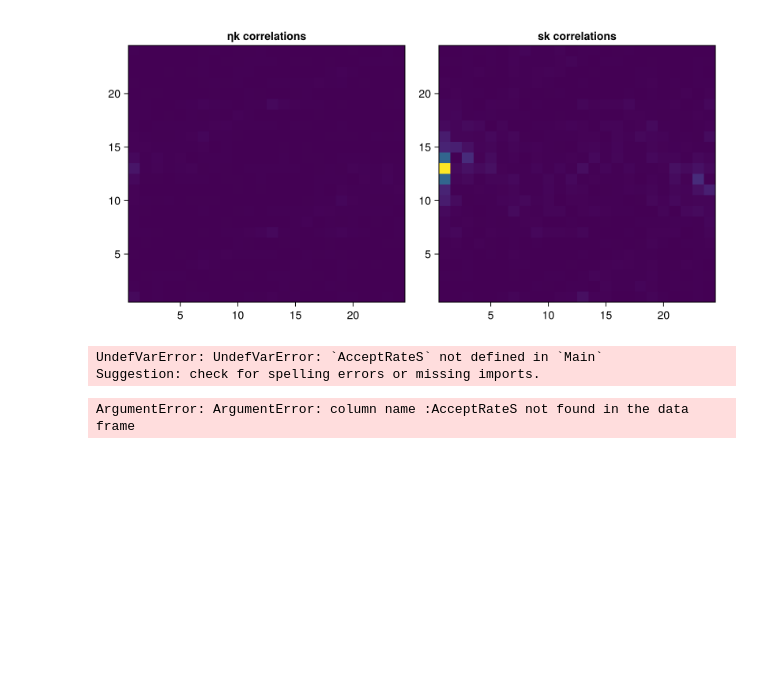
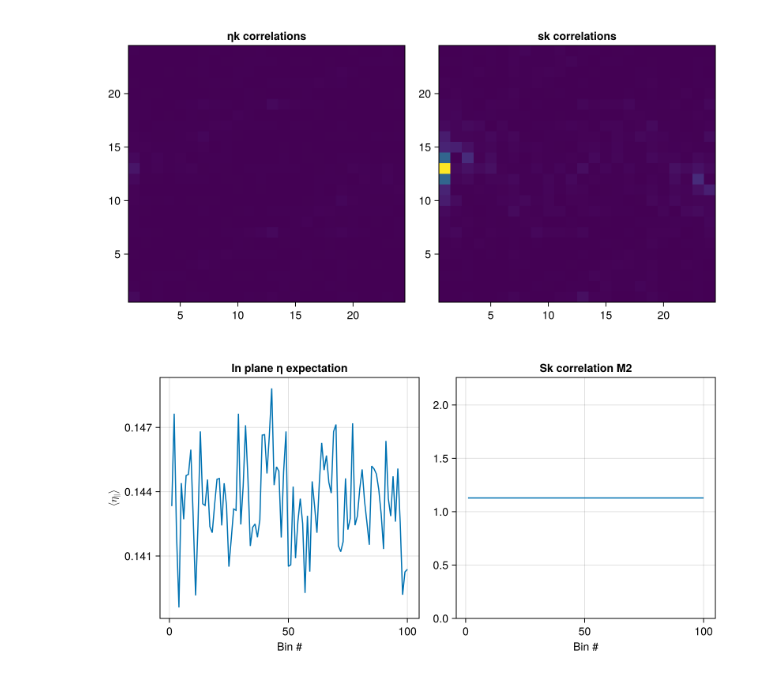
Before and after one commit to PatXue/WignerMolecule.jl, a Jupyter notebook: analysis/dimer-model.ipynb, the cells around one changed output. Cells and saved outputs as stored; diff of their text form; code cells hidden in the pictures; blank space fills up the shorter version.

```diff
--- a/analysis/dimer-model.ipynb
+++ b/analysis/dimer-model.ipynb
@@ -113,23 +115,16 @@ generate_spinks("vbs", 1)
 # %% [output]
 [figure]
 # %%
-mctimes = get_mctime_data(results, :ηxy)
-for df in mctimes
-    transform!(df, :ηxy => (v -> first.(v)) => :ηxy
-        :AcceptRateS => (v -> first.(v)) => :AcceptRateS
-    )
-end
+mctimes = get_mctime_data(results, :ηxy, :ηk_corr_M2, :sk_corr_M, :sk_corr_M2)
+nothing
-# %% [output]
-UndefVarError: UndefVarError: `AcceptRateS` not defined in `Main`
-Suggestion: check for spelling errors or missing imports.
 # %%
-i = 10
+i = 1
 fig = Figure(size=(800, 400))
 data = mctimes[i]
 fig[1,1] = ax = Axis(fig, title="In plane η expectation", xlabel="Bin #", ylabel=L"\langle\eta_\parallel\rangle")
-# lines!(ax, data[:, :ηxy])
-fig[1,2] = ax = Axis(fig, title="Accept rate", xlabel="Bin #")
-lines!(ax, data[:, :AcceptRateS])
+lines!(ax, data[:, :ηxy])
+fig[1,2] = ax = Axis(fig, title="Sk correlation M2", xlabel="Bin #")
+lines!(ax, data[:, :sk_corr_M2])
 fig
 # %% [output]
-ArgumentError: ArgumentError: column name :AcceptRateS not found in the data frame
+[figure, added]
```
Also changed, not shown: parts of 2 cells of this notebook.
